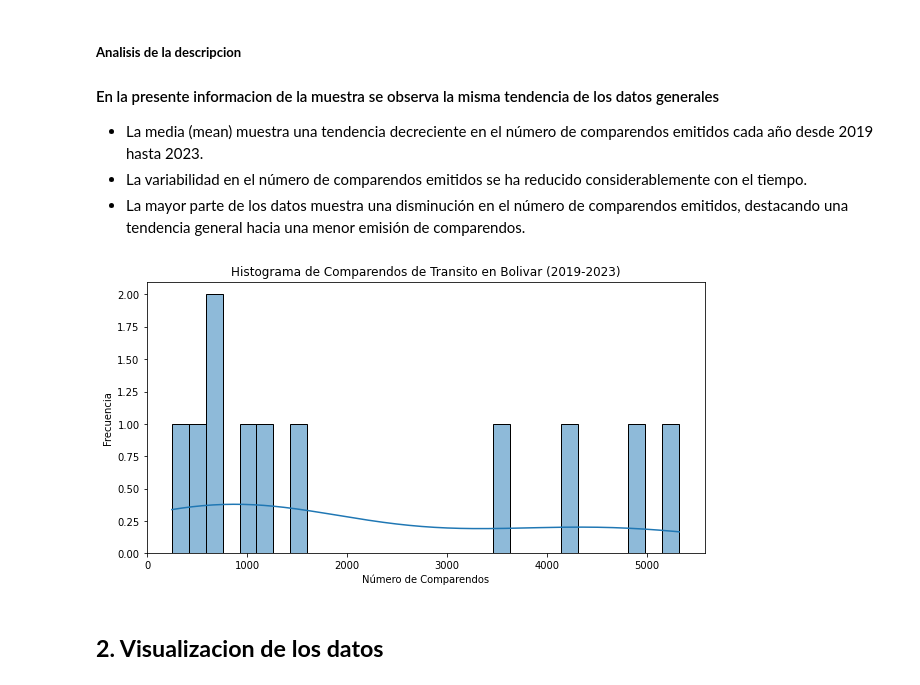
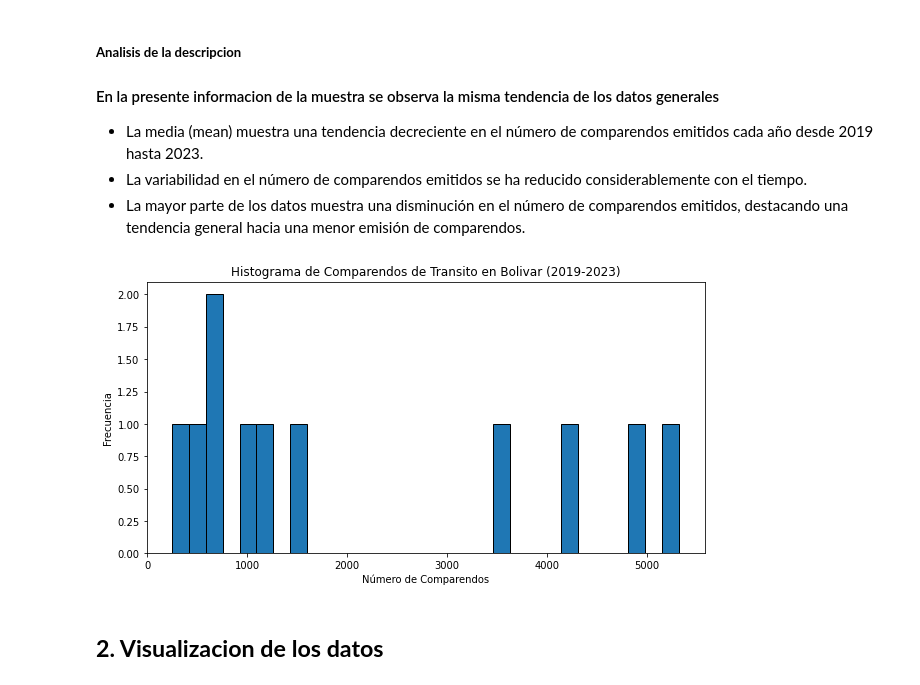
Before and after one commit to rjpaternina/comparendos_transito_Bolivar, a Jupyter notebook: notebooks/comparendos_transito_bolivar_anual.ipynb, the cells around one changed output. Saved outputs shown, nothing was run; the diff lists cells and outputs as text; code cells hidden in the pictures.

```diff
--- a/notebooks/comparendos_transito_bolivar_anual.ipynb
+++ b/notebooks/comparendos_transito_bolivar_anual.ipynb
@@ -489,18 +513,18 @@ df_comparendo_año.describe()
 # %%
 # Realizamos Histograma con Seaborn
 plt.figure(figsize=(10, 5))
-sns.histplot(df_comparendo_año['TOTAL'], bins=30, kde=True)
+plt.hist(df_comparendo_año['TOTAL'], bins=30, edgecolor="black")
 
 #Editamos Titulo y Etiquetas del grafico
 plt.title('Histograma de Comparendos de Transito en Bolivar (2019-2023)')
 plt.xlabel('Número de Comparendos')
 plt.ylabel('Frecuencia')
 
 #Guardamos graficos en carpeta y visualizamos
 plt.savefig("D:\\Ricardo\\Programacion\\Data_Science\\Proyectos_DS\\comparendos_transito_Bolivar\\results\\plots\\comparendos_histograma.jpeg")
 plt.show()
 # %% [output]
-[figure, old version]
+[figure, new version]
 # %%
 #Exportamos DataFRame Final
 df_comparendo_año.to_csv("D:\Ricardo\Programacion\\Data_Science\\Proyectos_DS\\comparendos_transito_Bolivar\\results\\dataframes\\comparendos_de_Transito_Bolivar_2019-2023.csv", index=False)
```
Also changed, not shown: parts of 9 cells of this notebook, 2 other files.
